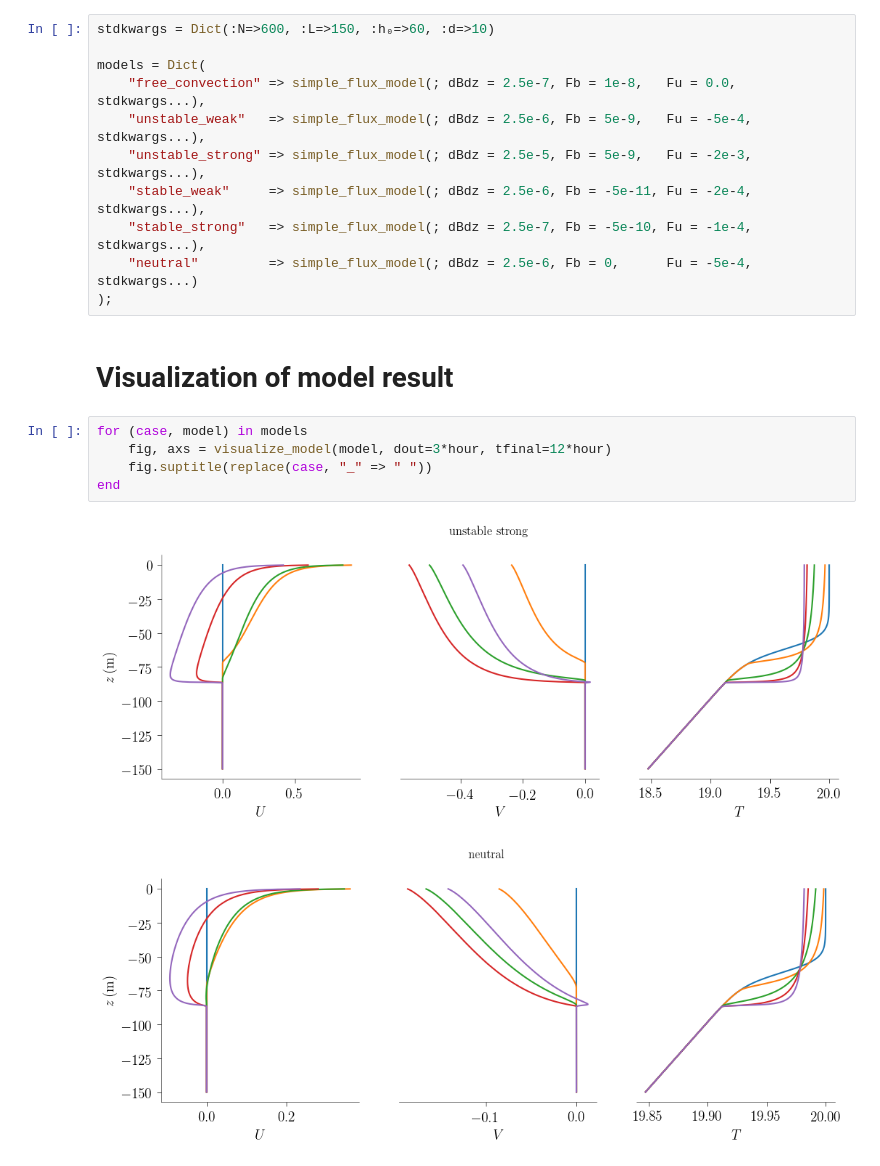
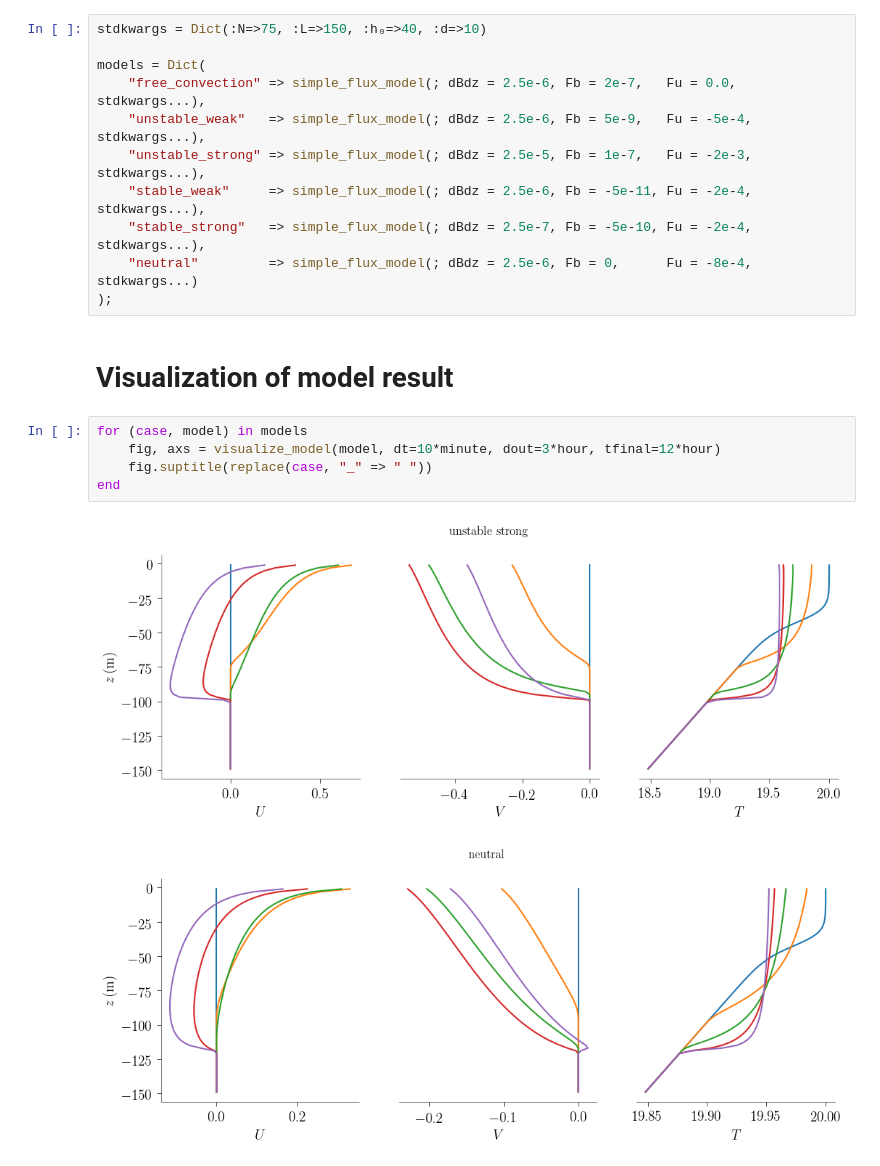
Before and after one commit to glwagner/ColumnModelOptimizationProject, a Jupyter notebook: examples/perfect_model_data_generation.ipynb, the cells around one changed output. Cells and saved outputs as stored; diff of their text form.

```diff
--- a/examples/perfect_model_data_generation.ipynb
+++ b/examples/perfect_model_data_generation.ipynb
@@ -31,22 +31,22 @@ For the perfect model runs, we fix $h\_0 = 60$ meters, $d=10$ meters, use a doma
 The 6 cases we select are defined below.
 # %%
-stdkwargs = Dict(:N=>600, :L=>150, :h₀=>60, :d=>10)
+stdkwargs = Dict(:N=>75, :L=>150, :h₀=>40, :d=>10)
 
 models = Dict(
-    "free_convection" => simple_flux_model(; dBdz = 2.5e-7, Fb = 1e-8,   Fu = 0.0,   stdkwargs...),
+    "free_convection" => simple_flux_model(; dBdz = 2.5e-6, Fb = 2e-7,   Fu = 0.0,   stdkwargs...),
     "unstable_weak"   => simple_flux_model(; dBdz = 2.5e-6, Fb = 5e-9,   Fu = -5e-4, stdkwargs...),
-    "unstable_strong" => simple_flux_model(; dBdz = 2.5e-5, Fb = 5e-9,   Fu = -2e-3, stdkwargs...),
+    "unstable_strong" => simple_flux_model(; dBdz = 2.5e-5, Fb = 1e-7,   Fu = -2e-3, stdkwargs...),
     "stable_weak"     => simple_flux_model(; dBdz = 2.5e-6, Fb = -5e-11, Fu = -2e-4, stdkwargs...),
-    "stable_strong"   => simple_flux_model(; dBdz = 2.5e-7, Fb = -5e-10, Fu = -1e-4, stdkwargs...),
-    "neutral"         => simple_flux_model(; dBdz = 2.5e-6, Fb = 0,      Fu = -5e-4, stdkwargs...)
+    "stable_strong"   => simple_flux_model(; dBdz = 2.5e-7, Fb = -5e-10, Fu = -2e-4, stdkwargs...),
+    "neutral"         => simple_flux_model(; dBdz = 2.5e-6, Fb = 0,      Fu = -8e-4, stdkwargs...)
 );
 # %% [markdown]
 # Visualization of model result
 # %%
 for (case, model) in models
-    fig, axs = visualize_model(model, dout=3*hour, tfinal=12*hour)
+    fig, axs = visualize_model(model, dt=10*minute, dout=3*hour, tfinal=12*hour)
     fig.suptitle(replace(case, "_" => " "))
 end
 # %% [output]
-[figure, old version]
+[figure, new version]
-[figure, old version]
+[figure, new version]
```
Also changed, not shown: parts of 3 cells of this notebook, 12 other files.
